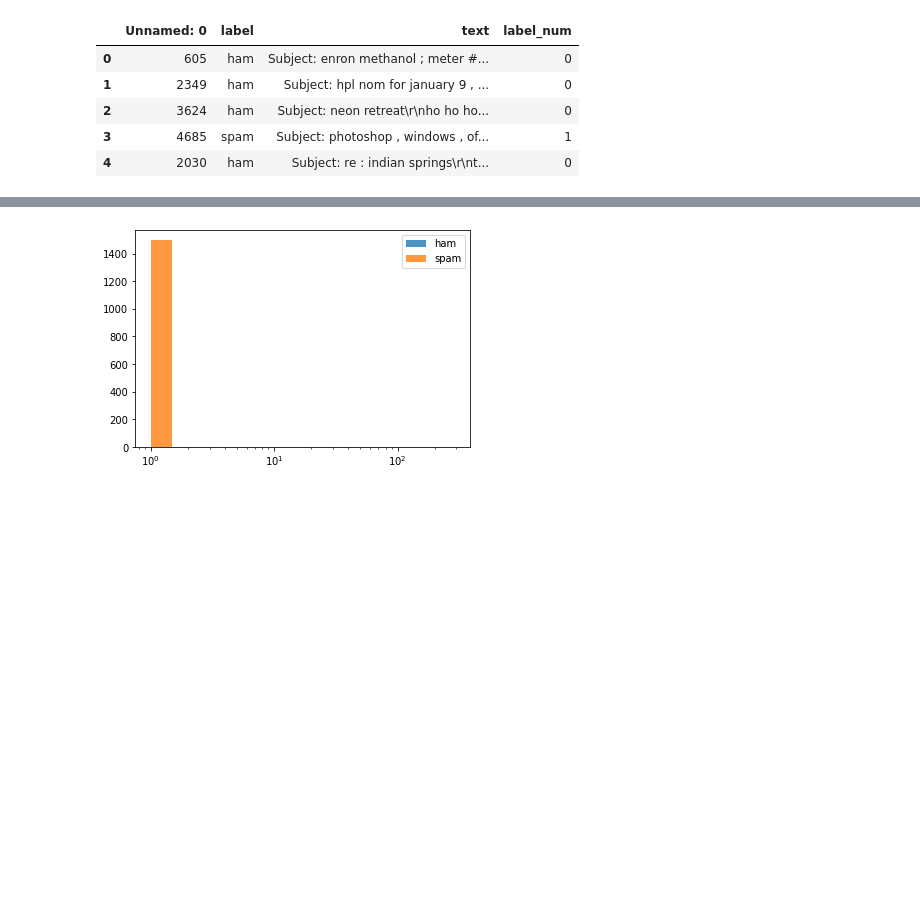
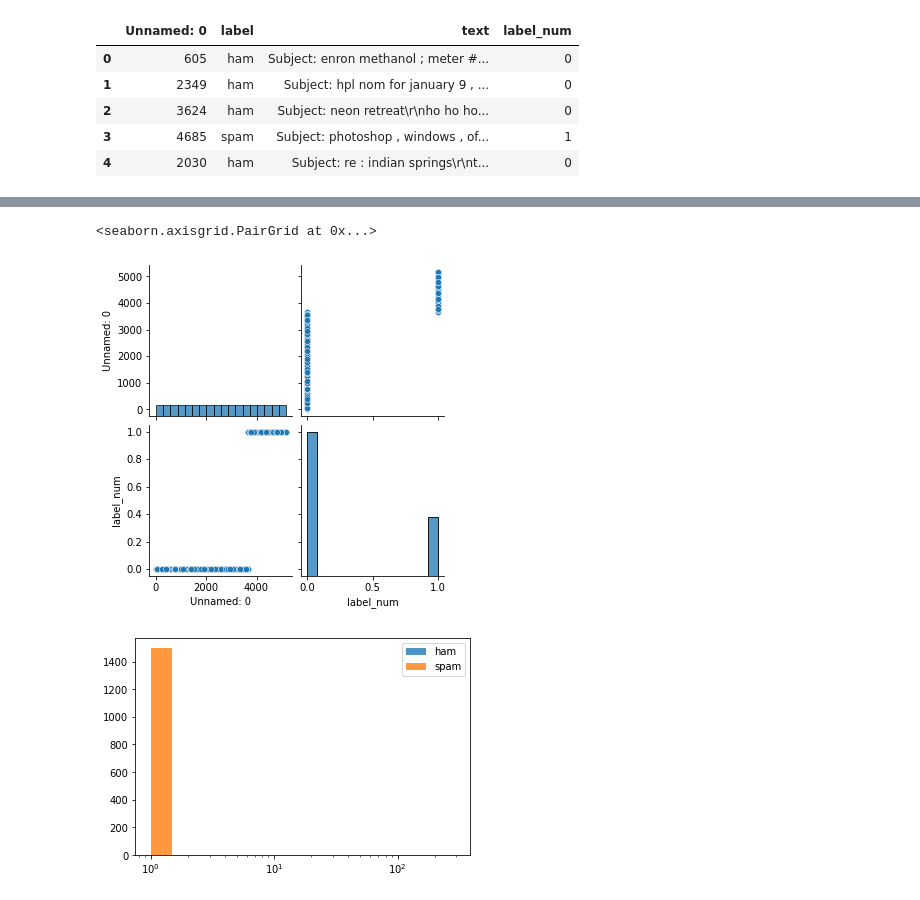
Before and after one commit to rajputvivek07/Data-Analysis, a Jupyter notebook: Vivek_Rajput_46_DA_LAB6.ipynb, the cells around one changed output, grey strips where cells are left out. Cells and saved outputs as stored; diff of their text form; code cells hidden in the pictures; blank space fills up the shorter version.

```diff
--- a/Vivek_Rajput_46_DA_LAB6.ipynb
+++ b/Vivek_Rajput_46_DA_LAB6.ipynb
@@ -97,3 +202,9 @@ data.head()
+# %%
+from seaborn.axisgrid import pairplot
+pairplot(data)
+# %% [output]
+<seaborn.axisgrid.PairGrid at 0x...>
+[figure, added]
 # %%
 from sklearn.exceptions import DataConversionWarning
 data.tail()
```
Also changed, not shown: parts of 35 cells of this notebook.
